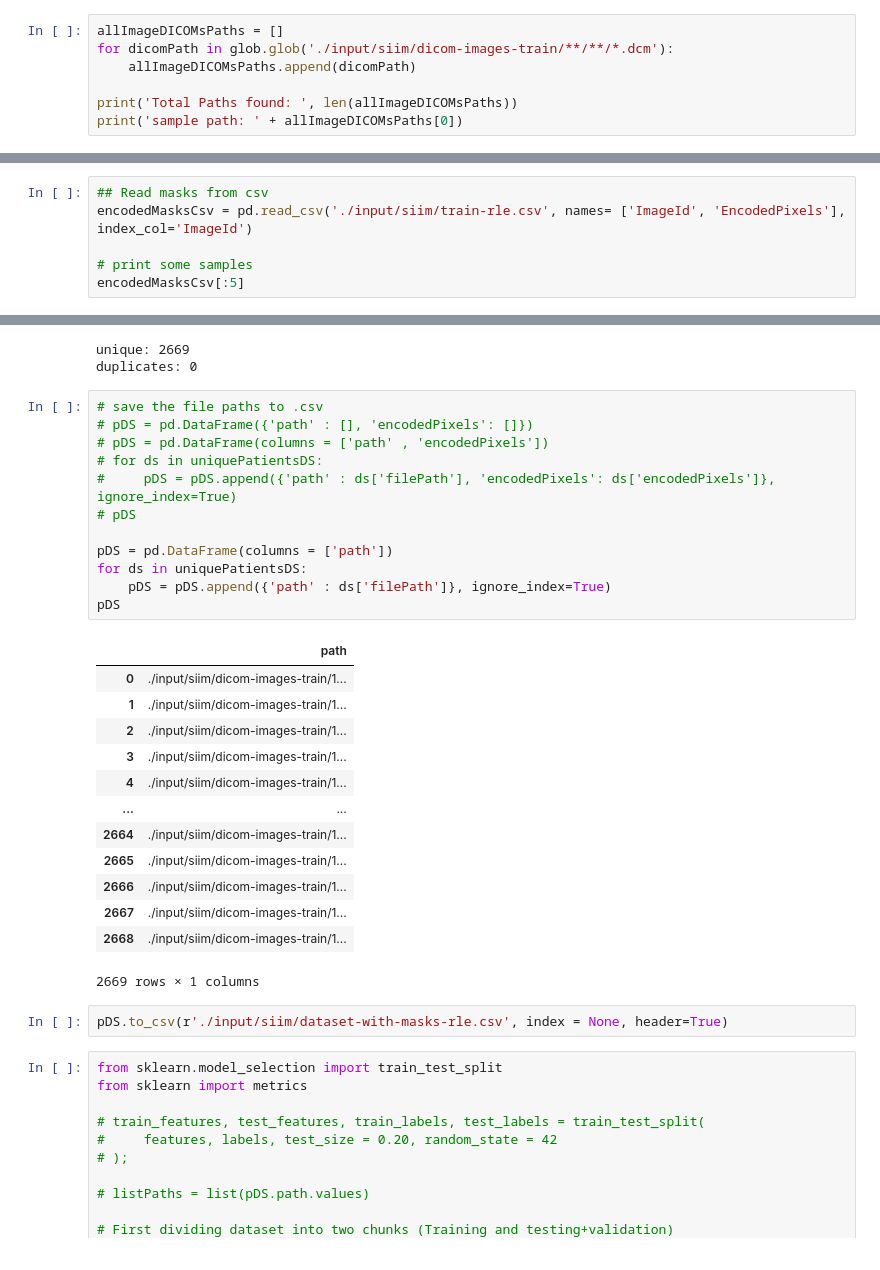
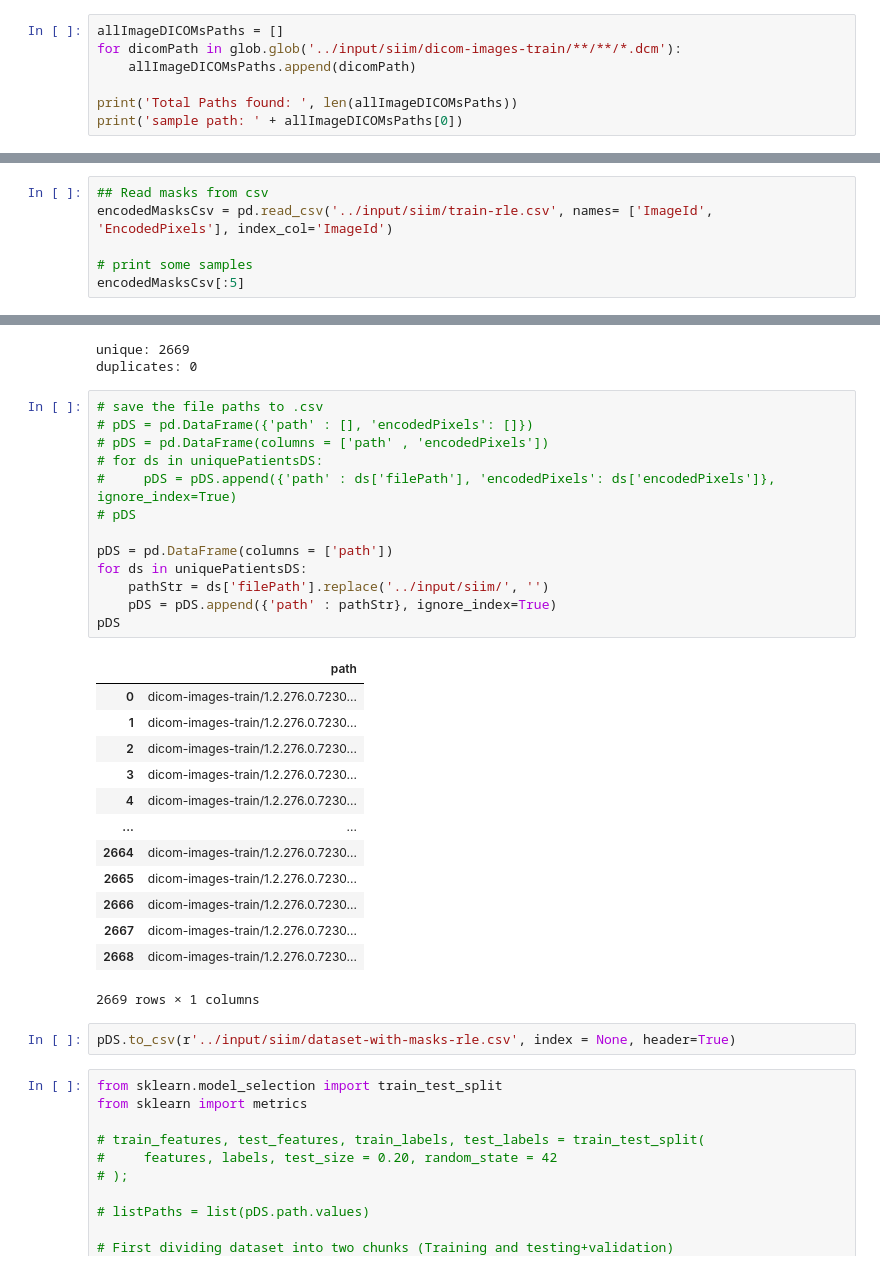
Before and after one commit to mfaizanse/mlmi-siim, a Jupyter notebook: reading_data.ipynb, the cells around one changed output, grey strips where cells are left out. Drawn from its saved outputs; the diff is of its cells as text.

```diff
--- a/reading_data.ipynb
+++ b/reading_data.ipynb
@@ -46,7 +46,7 @@ def plot_pixel_array(dataset, figsize=(10,10)):
 # print('Total Paths specified: ', len(allImageDICOMsPaths))
 # %%
 allImageDICOMsPaths = []
-for dicomPath in glob.glob('./input/siim/dicom-images-train/**/**/*.dcm'):
+for dicomPath in glob.glob('../input/siim/dicom-images-train/**/**/*.dcm'):
     allImageDICOMsPaths.append(dicomPath)
 
 print('Total Paths found: ', len(allImageDICOMsPaths))
@@ -57,6 +57,6 @@ sample path: ./input/siim/dicom-images-train/1.2.276.0.7230010.3.1.2.8323329.687
 # %%
 ## Read masks from csv
-encodedMasksCsv = pd.read_csv('./input/siim/train-rle.csv', names= ['ImageId', 'EncodedPixels'], index_col='ImageId')
+encodedMasksCsv = pd.read_csv('../input/siim/train-rle.csv', names= ['ImageId', 'EncodedPixels'], index_col='ImageId')
 
 # print some samples
 encodedMasksCsv[:5]
@@ -198,31 +198,32 @@ duplicates: 0
 # %%
 # save the file paths to .csv
 # pDS = pd.DataFrame({'path' : [], 'encodedPixels': []})
 # pDS = pd.DataFrame(columns = ['path' , 'encodedPixels'])
 # for ds in uniquePatientsDS:
 #     pDS = pDS.append({'path' : ds['filePath'], 'encodedPixels': ds['encodedPixels']}, ignore_index=True)
 # pDS
 
 pDS = pd.DataFrame(columns = ['path'])
 for ds in uniquePatientsDS:
-    pDS = pDS.append({'path' : ds['filePath']}, ignore_index=True)
+    pathStr = ds['filePath'].replace('../input/siim/', '')
+    pDS = pDS.append({'path' : pathStr}, ignore_index=True)
 pDS
 # %% [output]
 |  | path |
-| 0 | ./input/siim/dicom-images-train/1... |
-| 1 | ./input/siim/dicom-images-train/1... |
-| 2 | ./input/siim/dicom-images-train/1... |
-| 3 | ./input/siim/dicom-images-train/1... |
-| 4 | ./input/siim/dicom-images-train/1... |
+| 0 | dicom-images-train/1.2.276.0.7230... |
+| 1 | dicom-images-train/1.2.276.0.7230... |
+| 2 | dicom-images-train/1.2.276.0.7230... |
+| 3 | dicom-images-train/1.2.276.0.7230... |
+| 4 | dicom-images-train/1.2.276.0.7230... |
 | ... | ... |
-| 2664 | ./input/siim/dicom-images-train/1... |
-| 2665 | ./input/siim/dicom-images-train/1... |
-| 2666 | ./input/siim/dicom-images-train/1... |
-| 2667 | ./input/siim/dicom-images-train/1... |
-| 2668 | ./input/siim/dicom-images-train/1... |
+| 2664 | dicom-images-train/1.2.276.0.7230... |
+| 2665 | dicom-images-train/1.2.276.0.7230... |
+| 2666 | dicom-images-train/1.2.276.0.7230... |
+| 2667 | dicom-images-train/1.2.276.0.7230... |
+| 2668 | dicom-images-train/1.2.276.0.7230... |
 2669 rows × 1 columns
 # %%
-pDS.to_csv(r'./input/siim/dataset-with-masks-rle.csv', index = None, header=True)
+pDS.to_csv(r'../input/siim/dataset-with-masks-rle.csv', index = None, header=True)
 # %%
 from sklearn.model_selection import train_test_split
 from sklearn import metrics
```
Also changed, not shown: parts of 4 cells of this notebook, 3 other files.
